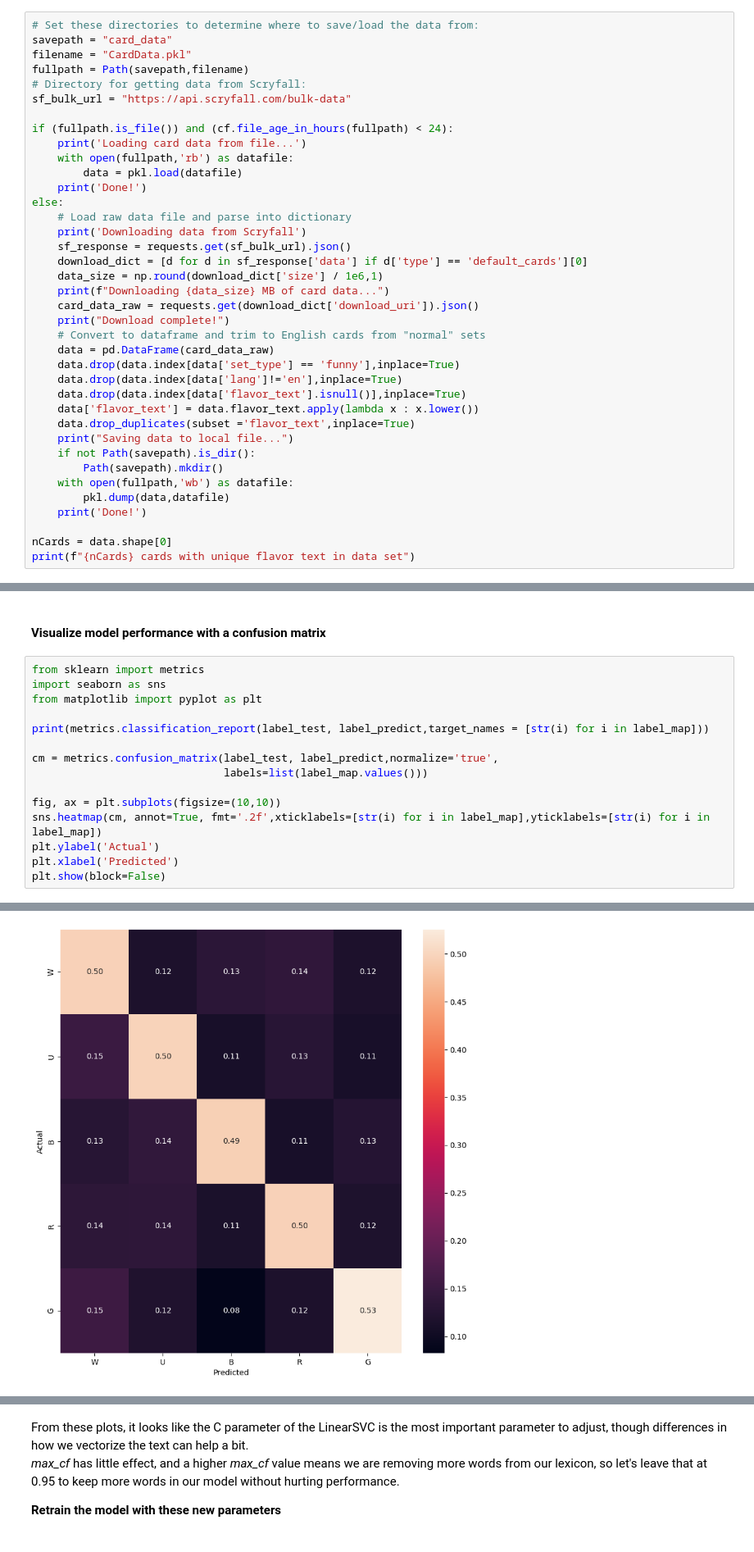
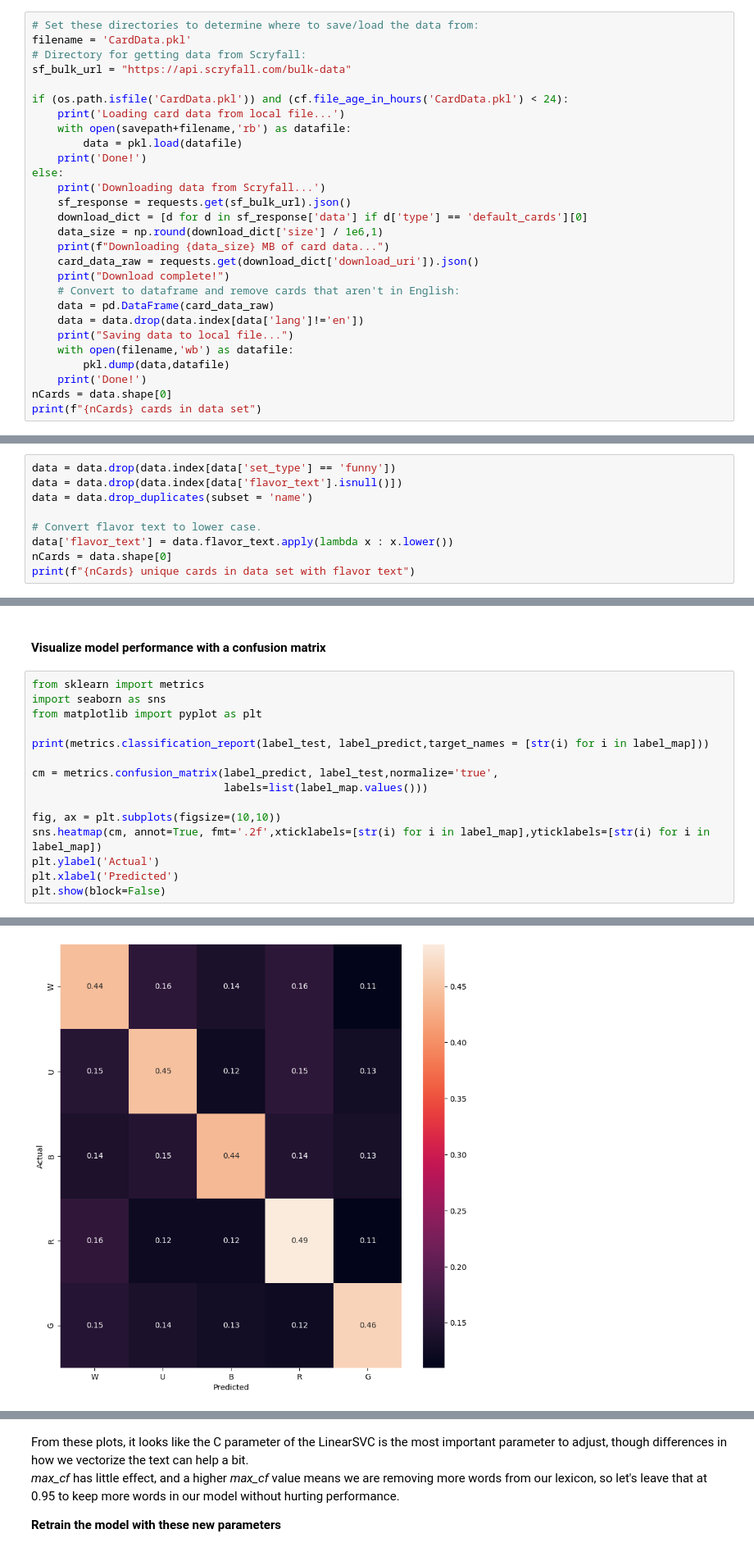
Before and after one commit to ghpetty/MtG_ClassyFlavor, a Jupyter notebook: Colorful_Flavor.ipynb, the cells around one changed output, grey strips where cells are left out. Shown: that part at 82% size. Cells and saved outputs as stored; diff of their text form.

```diff
--- a/Colorful_Flavor.ipynb
+++ b/Colorful_Flavor.ipynb
@@ -25,39 +21,29 @@ We then save the data locally with Pickle, so we can reload it without bothering
 # %%
 # Set these directories to determine where to save/load the data from:
-savepath = "card_data"
-filename = "CardData.pkl"
-fullpath = Path(savepath,filename)
+filename = 'CardData.pkl'
 # Directory for getting data from Scryfall:
 sf_bulk_url = "https://api.scryfall.com/bulk-data"
 
-if (fullpath.is_file()) and (cf.file_age_in_hours(fullpath) < 24):
-    print('Loading card data from file...')
-    with open(fullpath,'rb') as datafile:
+if (os.path.isfile('CardData.pkl')) and (cf.file_age_in_hours('CardData.pkl') < 24):
+    print('Loading card data from local file...')
+    with open(savepath+filename,'rb') as datafile:
         data = pkl.load(datafile)
     print('Done!')
 else:
-    # Load raw data file and parse into dictionary
-    print('Downloading data from Scryfall')
+    print('Downloading data from Scryfall...')
     sf_response = requests.get(sf_bulk_url).json()
     download_dict = [d for d in sf_response['data'] if d['type'] == 'default_cards'][0]
     data_size = np.round(download_dict['size'] / 1e6,1)
     print(f"Downloading {data_size} MB of card data...")
     card_data_raw = requests.get(download_dict['download_uri']).json()
     print("Download complete!")
-    # Convert to dataframe and trim to English cards from "normal" sets
+    # Convert to dataframe and remove cards that aren't in English:
     data = pd.DataFrame(card_data_raw)
-    data.drop(data.index[data['set_type'] == 'funny'],inplace=True)
-    data.drop(data.index[data['lang']!='en'],inplace=True)
-    data.drop(data.index[data['flavor_text'].isnull()],inplace=True)
-    data['flavor_text'] = data.flavor_text.apply(lambda x : x.lower())
-    data.drop_duplicates(subset ='flavor_text',inplace=True)
+    data = data.drop(data.index[data['lang']!='en'])
     print("Saving data to local file...")
-    if not Path(savepath).is_dir():
-        Path(savepath).mkdir()
-    with open(fullpath,'wb') as datafile:
+    with open(filename,'wb') as datafile:
         pkl.dump(data,datafile)
     print('Done!')
-
 nCards = data.shape[0]
-print(f"{nCards} cards with unique flavor text in data set")
+print(f"{nCards} cards in data set")
 # %% [output]
@@ -69,0 +61,9 @@ Done!
+# %%
+data = data.drop(data.index[data['set_type'] == 'funny'])
+data = data.drop(data.index[data['flavor_text'].isnull()])
+data = data.drop_duplicates(subset = 'name')
+
+# Convert flavor text to lower case.
+data['flavor_text'] = data.flavor_text.apply(lambda x : x.lower())
+nCards = data.shape[0]
+print(f"{nCards} unique cards in data set with flavor text")
@@ -159,7 +161,7 @@ from matplotlib import pyplot as plt
 
 print(metrics.classification_report(label_test, label_predict,target_names = [str(i) for i in label_map]))
 
-cm = metrics.confusion_matrix(label_test, label_predict,normalize='true',
+cm = metrics.confusion_matrix(label_predict, label_test,normalize='true',
                               labels=list(label_map.values()))
 
 fig, ax = plt.subplots(figsize=(10,10))
@@ -182,3 +184,3 @@ weighted avg       0.50      0.50      0.50      4339
-[figure, old version]
+[figure, new version]
 # %% [markdown]
 **Not too shabby!** \
```
Also changed, not shown: parts of 28 cells of this notebook.
